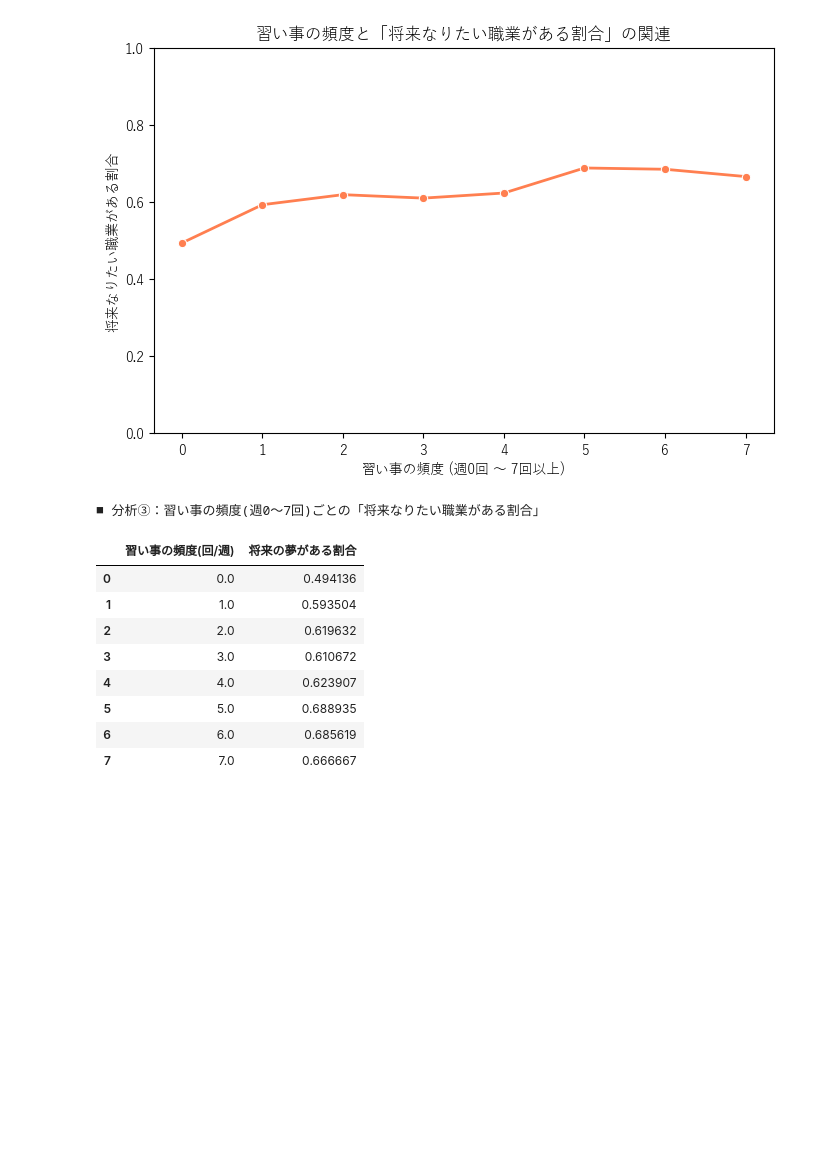
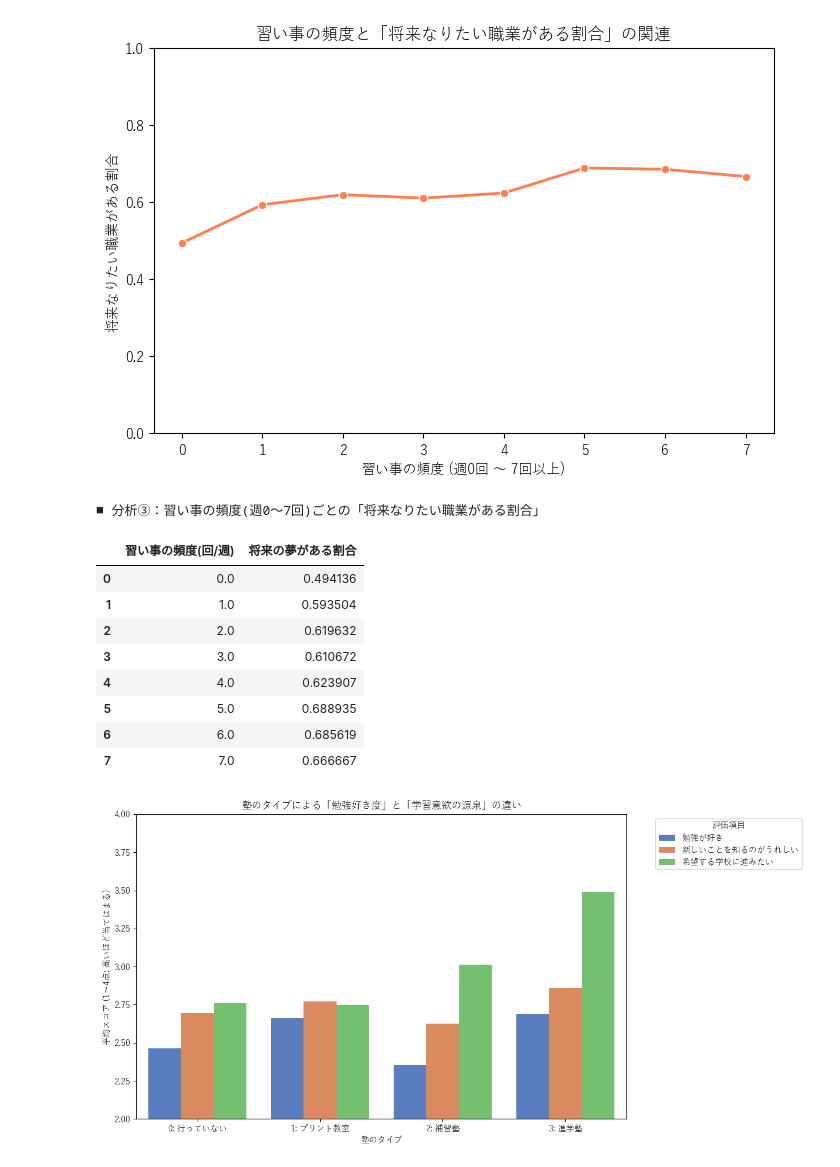
Before and after one commit to KyosukeNagai/DataScienceCompetition, a Jupyter notebook: test.ipynb, the cells around one changed output. Saved outputs shown, nothing was run; the diff lists cells and outputs as text; code cells hidden in the pictures; blank space fills up the shorter version.

```diff
--- a/test.ipynb
+++ b/test.ipynb
@@ -448,3 +448,91 @@ Passing `palette` without assigning `hue` is deprecated and will be removed in v
 | 5 | 5.0 | 0.688935 |
 | 6 | 6.0 | 0.685619 |
 | 7 | 7.0 | 0.666667 |
+# %%
+# =========================================================
+# アイデア案：「塾のタイプ」による学習意欲の源泉の違い
+# =========================================================
+
+# 分析に必要な変数の抽出（Wave 6のデータを使用）
+columns_juku = [
+    'ds0000000121_w6p', # 現在学習塾に行っているか（親）: 1(行っている), 2(行っていない)
+    'ds0000000122_w6p', # どのような学習塾に通っているか（親）: 1(プリント), 2(補習塾), 3(進学塾)
+    'ds0000000154_w6c', # 勉強がどれくらい好きか（子）: 1(とても好き)〜4(まったく好きではない)
+    'ds0000000224_w6c', # 学習意欲：新しいことを知るのがうれしい（子）: 1(とても)〜4(まったく)
+    'ds0000000228_w6c'  # 学習意欲：希望する学校に進みたい（子）: 1(とても)〜4(まったく)
+]
+
+df_juku = df[columns_juku].copy()
+
+# 欠損値の処理 (7777, 8888, 9999 をまとめて NaN に置換)
+for col in columns_juku:
+    df_juku[col] = df_juku[col].replace(7777, np.nan)
+    df_juku[col] = df_juku[col].replace(8888, np.nan)
+    df_juku[col] = df_juku[col].replace(9999, np.nan)
+
+# 分析に必要な「子どもの意欲」の回答がないものを除外
+df_juku = df_juku.dropna(subset=['ds0000000121_w6p', 'ds0000000154_w6c', 'ds0000000224_w6c', 'ds0000000228_w6c'])
+
+# ---------------------------------------------------------
+# データの加工
+# ---------------------------------------------------------
+# 塾のタイプを作成する関数
+def get_juku_type(row):
+    if row['ds0000000121_w6p'] == 2:
+        return '0: 行っていない'
+    elif row['ds0000000121_w6p'] == 1:
+        if row['ds0000000122_w6p'] == 1:
+            return '1: プリント教室'
+        elif row['ds0000000122_w6p'] == 2:
+            return '2: 補習塾'
+        elif row['ds0000000122_w6p'] == 3:
+            return '3: 進学塾'
+    return np.nan
+
+# 行単位で関数を適用し、新しい列「juku_type」を作成
+df_juku['juku_type'] = df_juku.apply(get_juku_type, axis=1)
+df_juku = df_juku.dropna(subset=['juku_type'])
+
+# スコアの反転（数値が大きいほど「好き」「あてはまる」にする：5 - 現在の値）
+df_juku['study_like'] = 5 - df_juku['ds0000000154_w6c']
+df_juku['motivation_curiosity'] = 5 - df_juku['ds0000000224_w6c']
+df_juku['motivation_entrance'] = 5 - df_juku['ds0000000228_w6c']
+
+# ---------------------------------------------------------
+# グラフの描画と数値表の表示
+# ---------------------------------------------------------
+from IPython.display import display
+
+# --- 塾のタイプ別の各スコア平均を算出 ---
+juku_grouped = df_juku.groupby('juku_type')[['study_like', 'motivation_curiosity', 'motivation_entrance']].mean().reset_index()
+
+# グラフで描きやすいようにデータ形式を変換（Long形式）
+df_melted = pd.melt(juku_grouped, id_vars=['juku_type'],
+                    value_vars=['study_like', 'motivation_curiosity', 'motivation_entrance'],
+                    var_name='score_type', value_name='mean_score')
+
+# グラフの凡例用にラベルを変更
+label_map = {
+    'study_like': '勉強が好き',
+    'motivation_curiosity': '新しいことを知るのがうれしい',
+    'motivation_entrance': '希望する学校に進みたい'
+}
+df_melted['score_type'] = df_melted['score_type'].map(label_map)
+
+# 棒グラフの描画
+plt.figure(figsize=(12, 6))
+sns.barplot(x='juku_type', y='mean_score', hue='score_type', data=df_melted, palette='muted')
+plt.title('塾のタイプによる「勉強好き度」と「学習意欲の源泉」の違い')
+plt.xlabel('塾のタイプ')
+plt.ylabel('平均スコア (1〜4点: 高いほど当てはまる)')
+plt.legend(title='評価項目', bbox_to_anchor=(1.05, 1), loc='upper left')
+plt.ylim(2, 4)
+plt.tight_layout() # レイアウトの崩れを防ぐ
+plt.show()
+
+# 数値表の表示
+print("■ 分析結果：塾のタイプごとの平均スコア")
+juku_grouped.columns = ['塾のタイプ', '勉強好き度', '新しいことを知る喜び', '希望校への進学意欲']
+display(juku_grouped)
+# %% [output]
+[figure, added]
```
Also changed, not shown: parts of 3 cells of this notebook, 1 other file.
